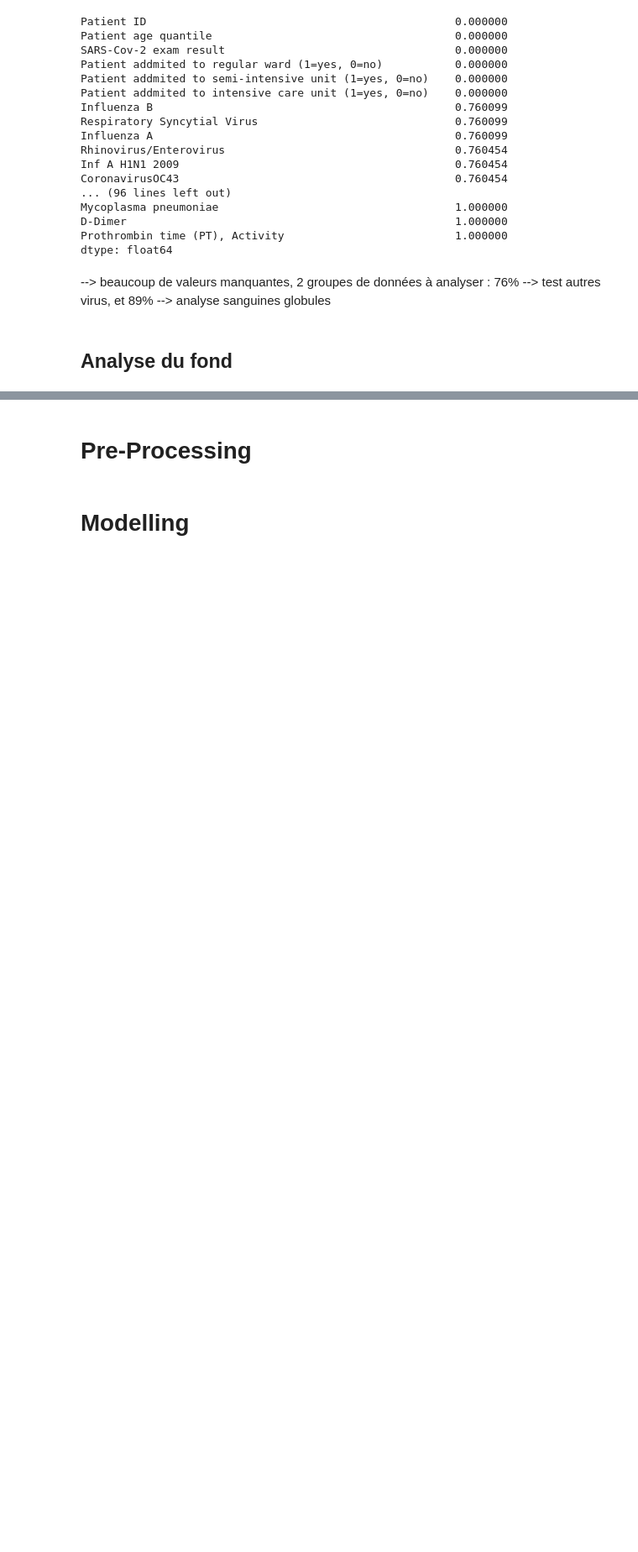
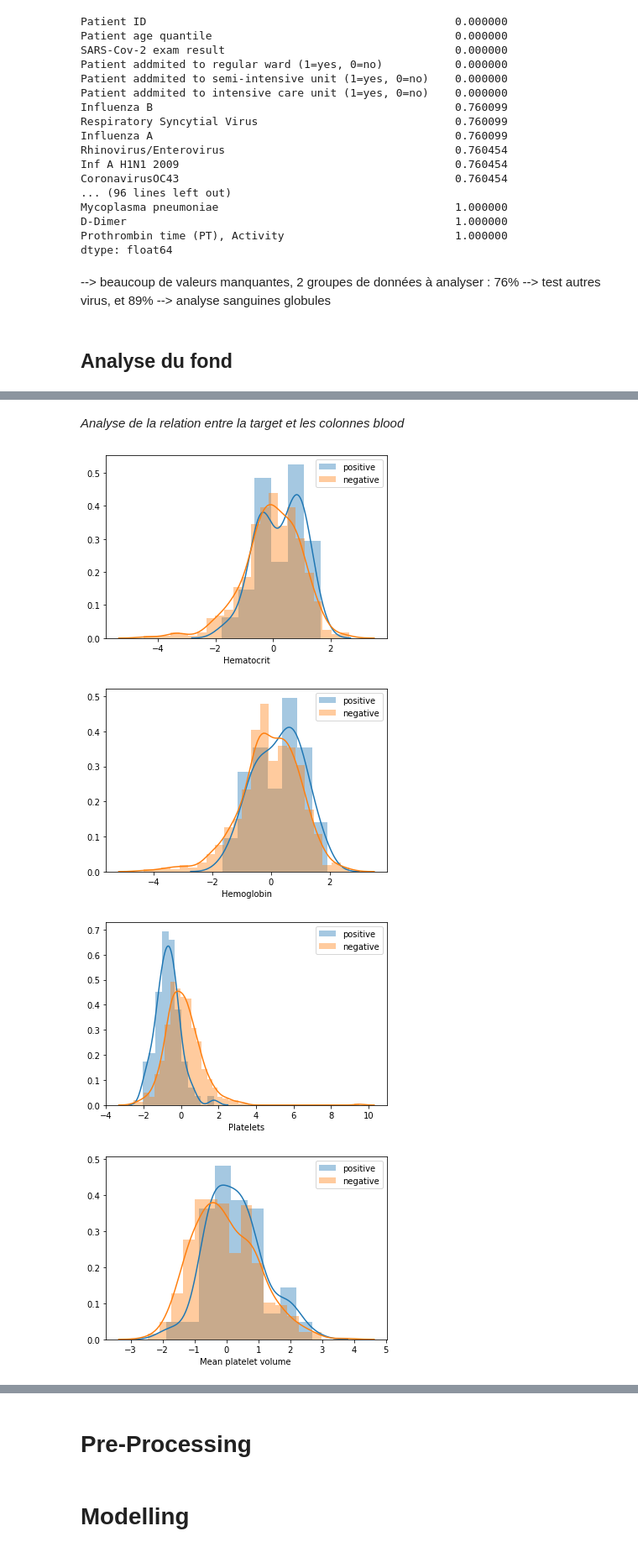
Before and after one commit to TinQk/machine_learnia, a Jupyter notebook: projet_covid19/projet_covid19.ipynb, the cells around one changed output, grey strips where cells are left out. Shown at 84% size. Cells and saved outputs as stored; diff of their text form; code cells hidden in the pictures; blank space fills up the shorter version.

```diff
--- a/projet_covid19/projet_covid19.ipynb
+++ b/projet_covid19/projet_covid19.ipynb
@@ -106,0 +185,9 @@ dtype: float64
+# %%
+# Création de sous-ensembles de positifs et négatifs pour la target pour faciliter l'analyse
+positive_df = df[df['SARS-Cov-2 exam result'] == 'positive']
+negative_df = df[df['SARS-Cov-2 exam result'] == 'negative']
+# %%
+# Création de sous-ensembles Blood et Viral (dépend des données complétées)
+# Astuce : Blood = autour de 89% de données manquantes, Viral = autour de 76% de données manquantes
+missing_rate = df.isna().sum()/df.shape[0]
+missing_rate
@@ -106,0 +212,16 @@ dtype: float64
+# %%
+blood_columns = df.columns[(missing_rate < 0.9) & (missing_rate >0.88)]
+viral_columns = df.columns[(missing_rate < 0.88) & (missing_rate >0.75)]
+# %% [markdown]
+*Analyse de la relation entre la target et les colonnes blood*
+# %%
+for col in blood_columns:
+    plt.figure()
+    sns.distplot(positive_df[col], label='positive')
+    sns.distplot(negative_df[col], label='negative')
+    plt.legend()
+# %% [output]
+[figure, added]
+[figure, added]
+[figure, added]
+[figure, added]
```
Also changed, not shown: parts of 49 cells of this notebook, 1 other file.
